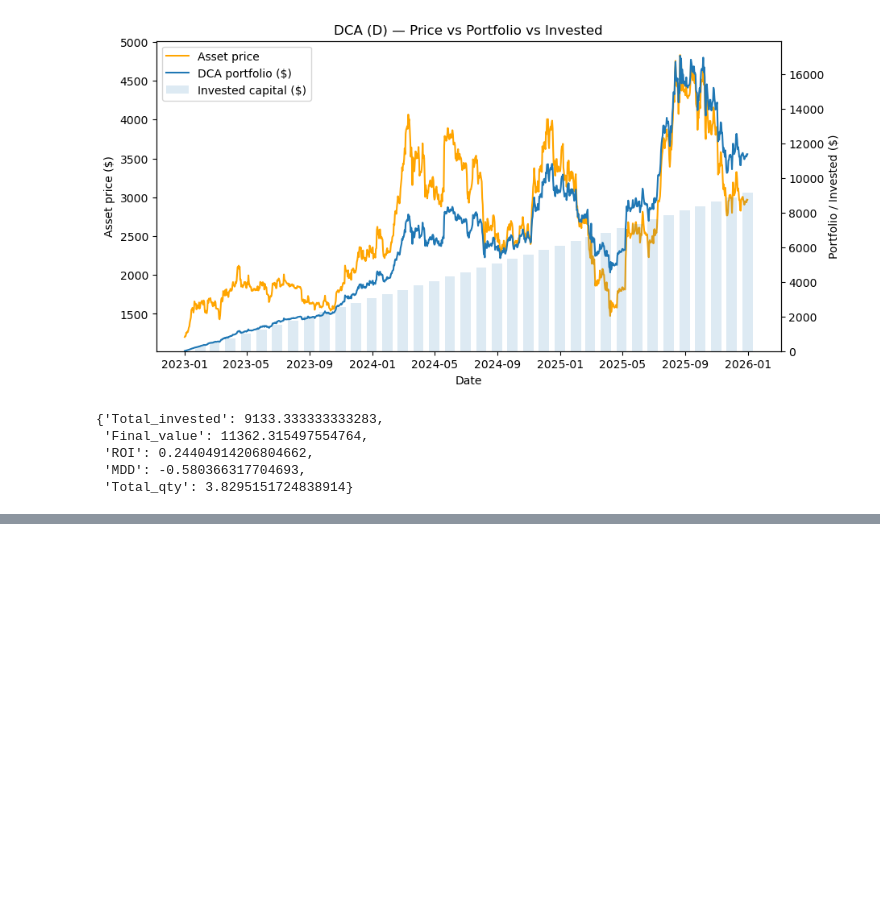
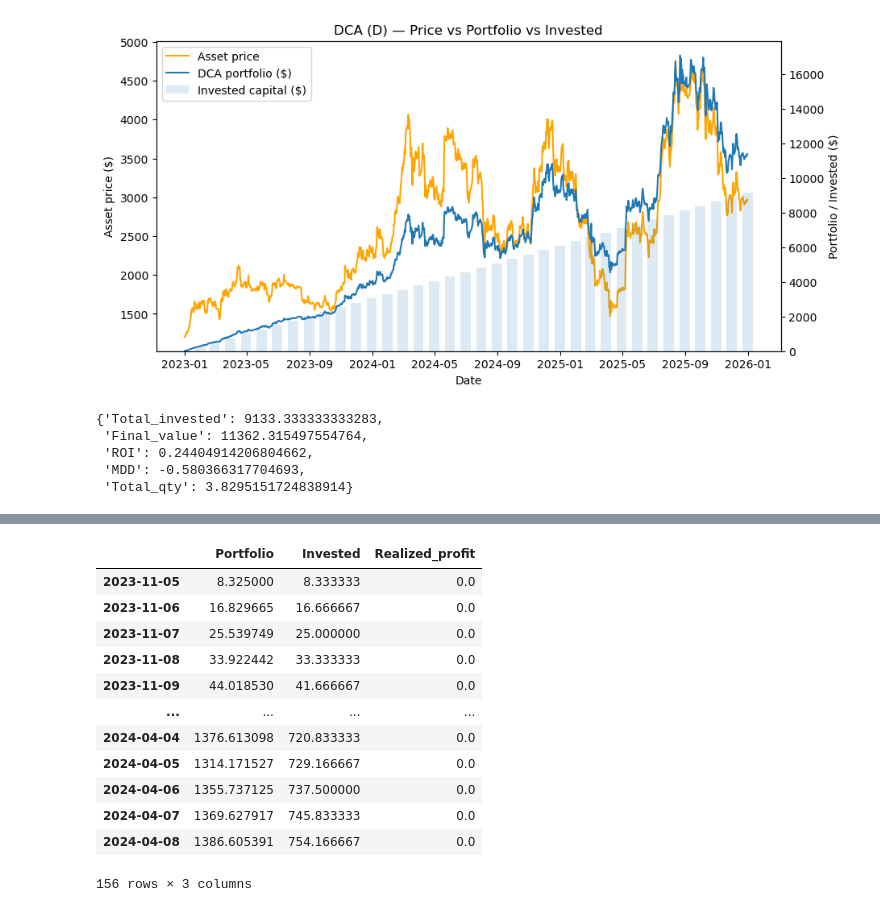
Before and after one commit to Familenko/backtest, a Jupyter notebook: main.ipynb, the cells around one changed output, grey strips where cells are left out. Saved outputs shown, nothing was run; the diff lists cells and outputs as text; code cells hidden in the pictures; blank space fills up the shorter version.

```diff
--- a/main.ipynb
+++ b/main.ipynb
@@ -127,0 +148,16 @@ dca_result
+# %%
+dca_result
+# %% [output]
+|  | Portfolio | Invested | Realized_profit |
+| 2023-11-05 | 8.325000 | 8.333333 | 0.0 |
+| 2023-11-06 | 16.829665 | 16.666667 | 0.0 |
+| 2023-11-07 | 25.539749 | 25.000000 | 0.0 |
+| 2023-11-08 | 33.922442 | 33.333333 | 0.0 |
+| 2023-11-09 | 44.018530 | 41.666667 | 0.0 |
+| ... | ... | ... | ... |
+| 2024-04-04 | 1376.613098 | 720.833333 | 0.0 |
+| 2024-04-05 | 1314.171527 | 729.166667 | 0.0 |
+| 2024-04-06 | 1355.737125 | 737.500000 | 0.0 |
+| 2024-04-07 | 1369.627917 | 745.833333 | 0.0 |
+| 2024-04-08 | 1386.605391 | 754.166667 | 0.0 |
+156 rows × 3 columns
```
Also changed, not shown: parts of 3 cells of this notebook, 1 other file.
